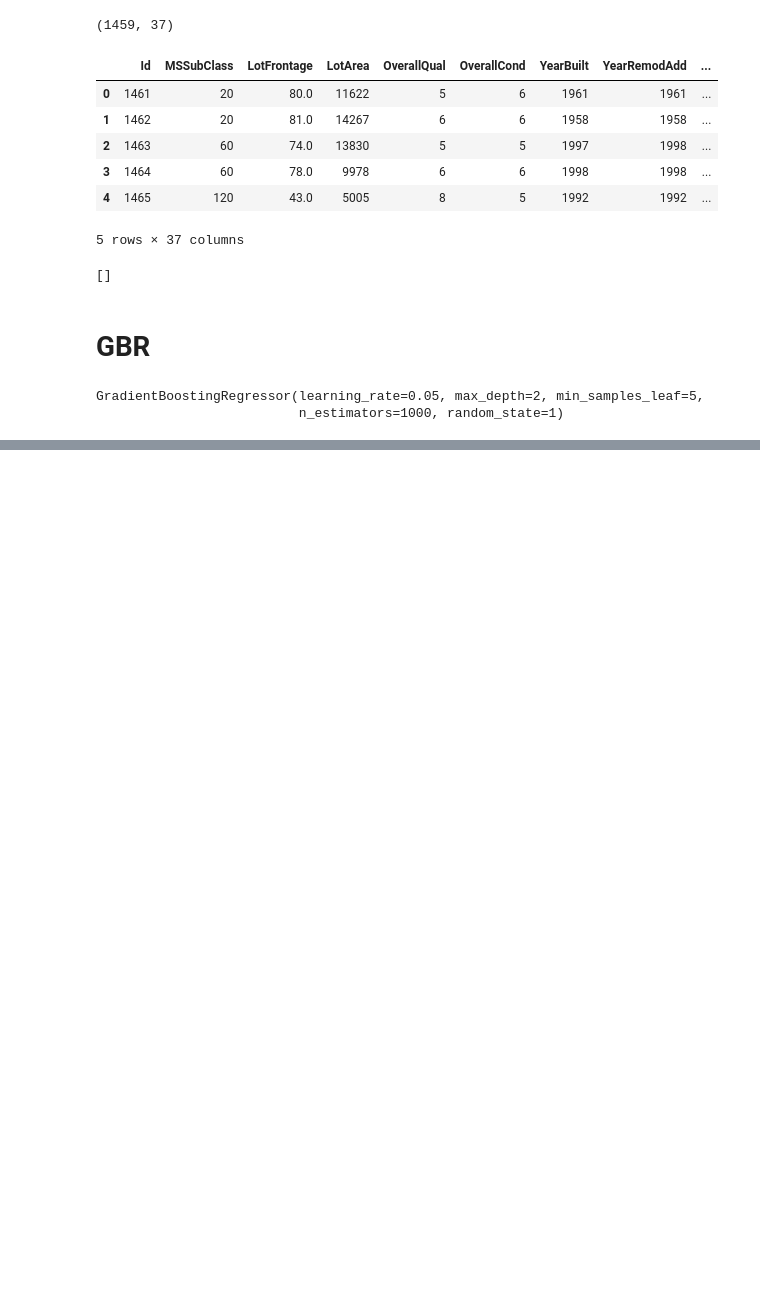
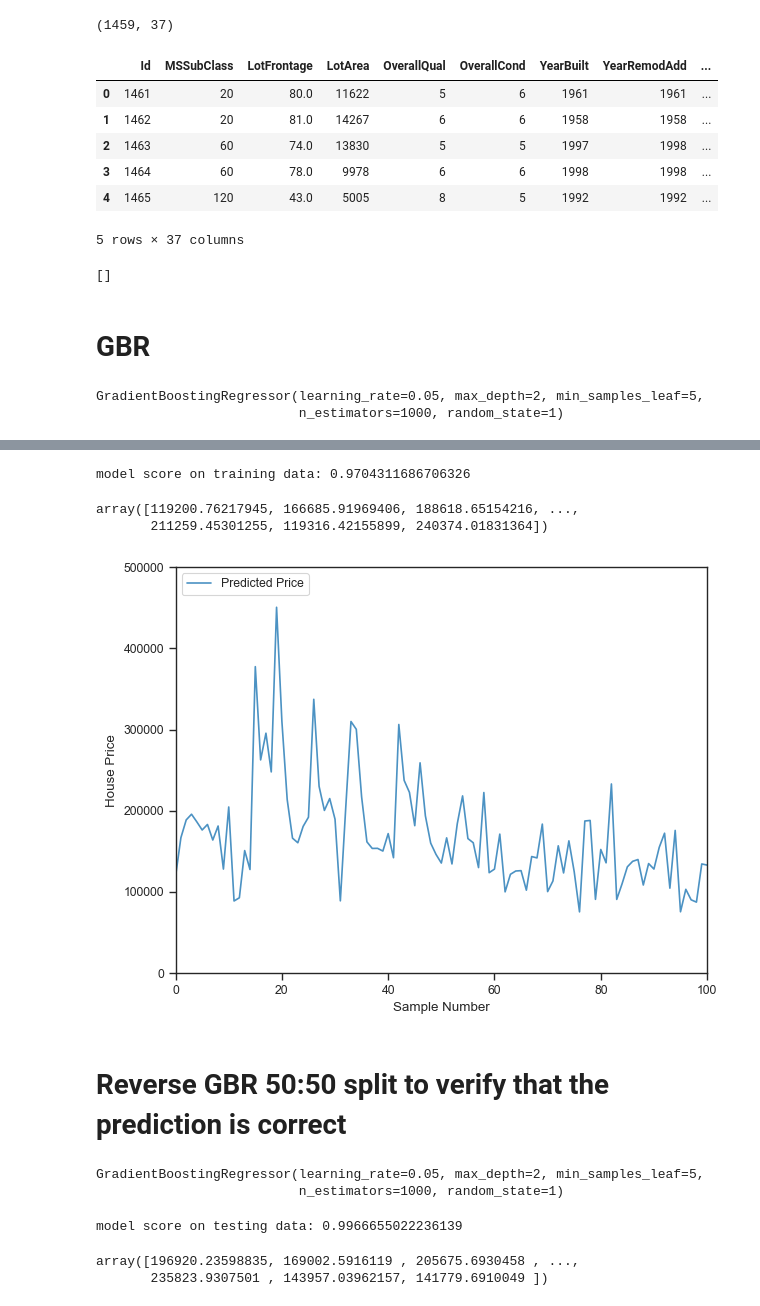
Before and after one commit to yummypugs/Data-Analytics-in-Business, a Jupyter notebook: 3.3.1 Stringless_Gradient_Regressor.ipynb, the cells around one changed output, grey strips where cells are left out. Drawn from its saved outputs; the diff is of its cells as text; code cells hidden in the pictures; blank space fills up the shorter version.

Commit message:
updates to Common_Functions, added getting of prediction for gbr
added output predictions to csv

```diff
--- a/3.3.1 Stringless_Gradient_Regressor.ipynb
+++ b/3.3.1 Stringless_Gradient_Regressor.ipynb
@@ -95,3 +74,0 @@ model score on training data: 0.9753458411880594
-# %%
-gbr = HistGradientBoostingRegressor()
-gbr.fit(X_train, np.ravel(y_train))
@@ -107,0 +89,8 @@ array([123300.12775003, 158312.23168701, 180968.23382124, ...,
+# %%
+print("model score on training data:", gbr.score(X_train, y_train))
+y_predicted = gbr.predict(X_test) # This becomes our predicted prices for the missing dataset using forest prediction
+y_predicted
+# %% [output]
+model score on training data: 0.9704311686706326
+array([119200.76217945, 166685.91969406, 188618.65154216, ...,
+       211259.45301255, 119316.42155899, 240374.01831364])
@@ -107,0 +99,23 @@ array([123300.12775003, 158312.23168701, 180968.23382124, ...,
+# %%
+sns.set_context("paper")
+sns.set_style("ticks")
+# %%
+cmn.plot_observed_vs_predicted(predicted=y_predicted)
+# %% [output]
+[figure, added]
+# %% [markdown]
+# Reverse GBR 50:50 split to verify that the prediction is correct
+# %%
+gbr = GradientBoostingRegressor(alpha=0.9,learning_rate=0.05, max_depth=2, min_samples_leaf=5, min_samples_split=2, n_estimators=1000, random_state=1)
+gbr.fit(X_test, np.ravel(y_predicted))
+# %% [output]
+GradientBoostingRegressor(learning_rate=0.05, max_depth=2, min_samples_leaf=5,
+                          n_estimators=1000, random_state=1)
+# %%
+print("model score on testing data:", gbr.score(X_test, y_predicted))
+y_reverse_predicted = gbr.predict(X_train) # This becomes our predicted prices for the missing dataset using forest prediction
+y_reverse_predicted
+# %% [output]
+model score on testing data: 0.9966655022236139
+array([196920.23598835, 169002.5916119 , 205675.6930458 , ...,
+       235823.9307501 , 143957.03962157, 141779.6910049 ])
```
Also changed, not shown: parts of 9 cells of this notebook, 7 other files.
